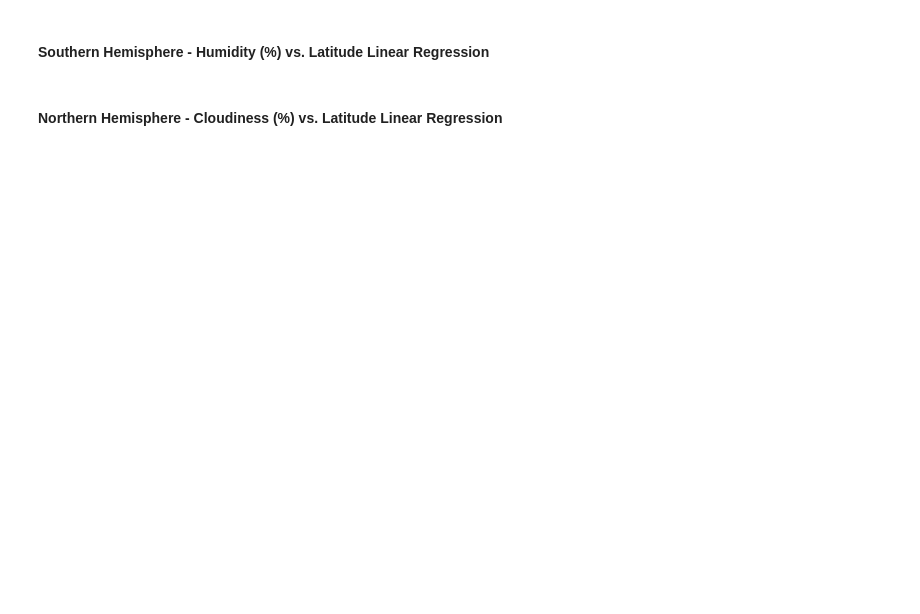
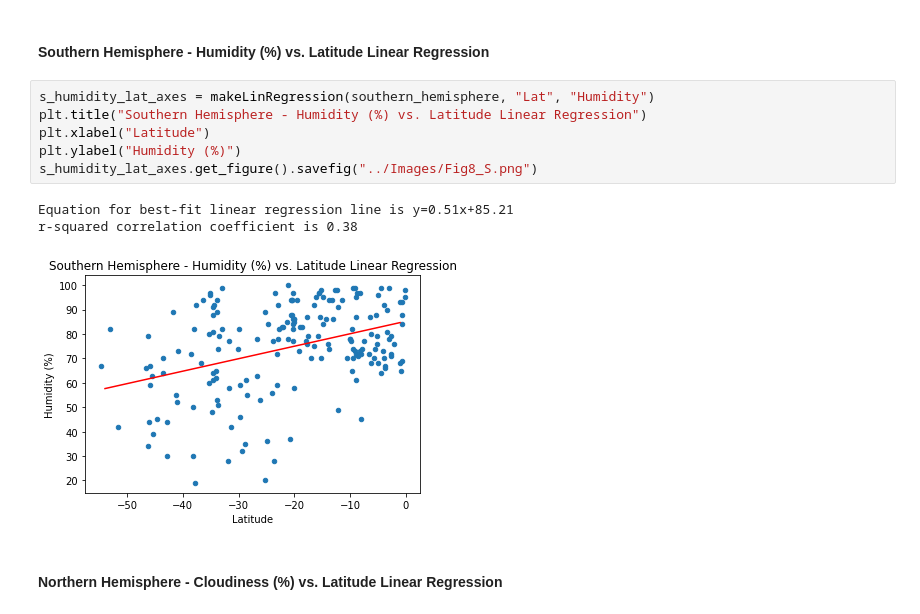
Before and after one commit to cc-christin/python-api-challenge, a Jupyter notebook: WeatherPy/WeatherPy.ipynb, the cells around one changed output. Cells and saved outputs as stored; diff of their text form; blank space fills up the shorter version.

```diff
--- a/WeatherPy/WeatherPy.ipynb
+++ b/WeatherPy/WeatherPy.ipynb
@@ -294,4 +413,14 @@ lat_vs_wind_speed.get_figure().savefig("../Images/Fig4.png")
 # %% [markdown]
 ####  Southern Hemisphere - Humidity (%) vs. Latitude Linear Regression
+# %%
+s_humidity_lat_axes = makeLinRegression(southern_hemisphere, "Lat", "Humidity")
+plt.title("Southern Hemisphere - Humidity (%) vs. Latitude Linear Regression")
+plt.xlabel("Latitude")
+plt.ylabel("Humidity (%)")
+s_humidity_lat_axes.get_figure().savefig("../Images/Fig8_S.png")
+# %% [output]
+Equation for best-fit linear regression line is y=0.51x+85.21
+r-squared correlation coefficient is 0.38
+[figure, added]
 # %% [markdown]
 ####  Northern Hemisphere - Cloudiness (%) vs. Latitude Linear Regression
```
Also changed, not shown: parts of 20 cells of this notebook, 13 other files.
